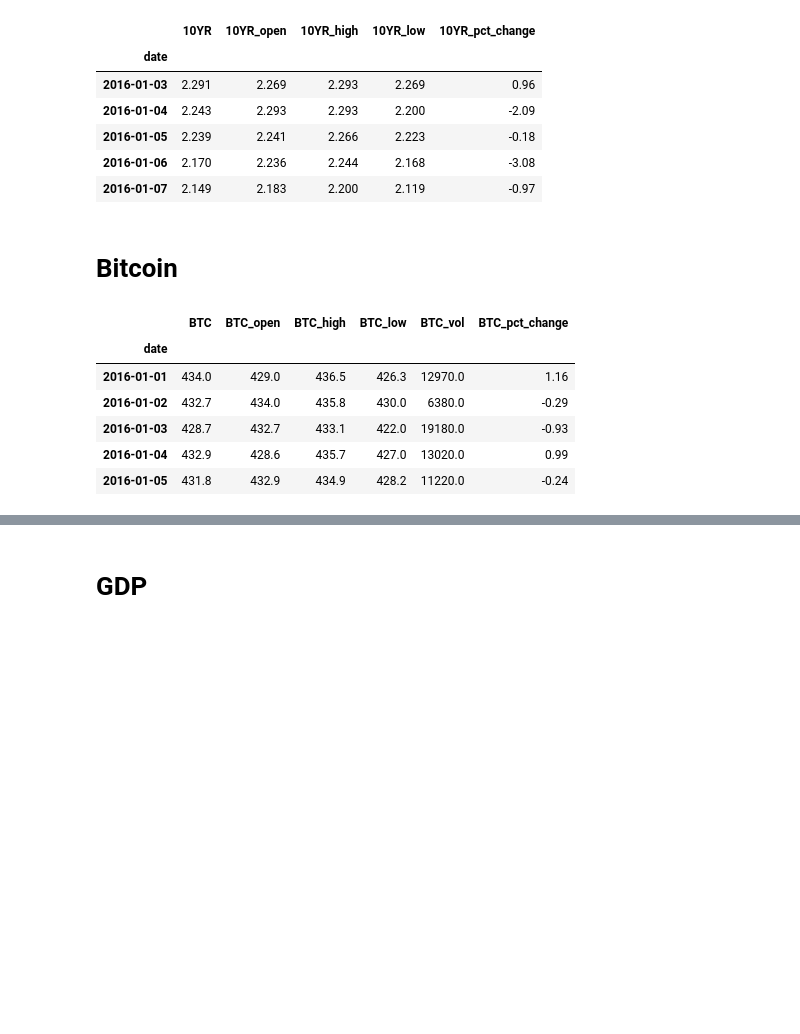
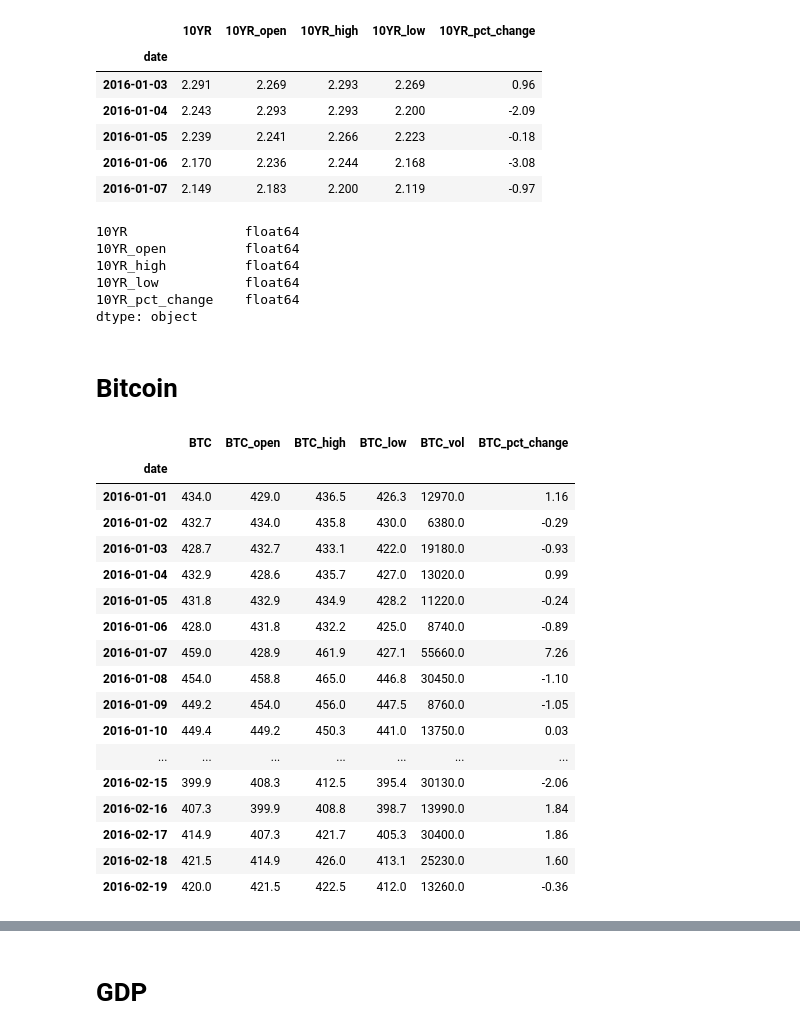
Before and after one commit to HendersonRichardK/Project2, a Jupyter notebook: combining_data.ipynb, the cells around one changed output, grey strips where cells are left out. Drawn from its saved outputs; the diff is of its cells as text; code cells hidden in the pictures; blank space fills up the shorter version.

Commit message:
Fixed data sets to confirm that all data types are a float.

```diff
--- a/combining_data.ipynb
+++ b/combining_data.ipynb
@@ -234,28 +311,51 @@ ten_df.head()
 | 2016-01-05 | 2.239 | 2.241 | 2.266 | 2.223 | -0.18 |
 | 2016-01-06 | 2.170 | 2.236 | 2.244 | 2.168 | -3.08 |
 | 2016-01-07 | 2.149 | 2.183 | 2.200 | 2.119 | -0.97 |
+# %%
+ten_df.dtypes
+# %% [output]
+10YR               float64
+10YR_open          float64
+10YR_high          float64
+10YR_low           float64
+10YR_pct_change    float64
+dtype: object
 # %% [markdown]
 # Bitcoin
 # %%
 btc_data = Path("Data/1_data_cleanup/bitcoin.csv")
 btc_df = pd.read_csv(btc_data)
 btc_df.rename(columns={'Date':'date'}, inplace=True)
 btc_df['date'] = pd.to_datetime(btc_df['date'])
 btc_df = btc_df.set_index('date')
 btc_df = btc_df.rename(columns={'Price': 'BTC', 'Change %':'BTC_pct_change', 'Vol.':'BTC_vol', 'Low':'BTC_low', 'High':'BTC_high', 'Open':'BTC_open'}).sort_values(by='date')
 btc_df = btc_df.loc["2016-01-01":"2020-06-30"]
 btc_df['BTC'] = btc_df['BTC'].str.replace(',', '').astype(float)
+btc_df['BTC_open'] = btc_df['BTC_open'].str.replace(',', '').astype(float)
+btc_df['BTC_low'] = btc_df['BTC_low'].str.replace(',', '').astype(float)
+btc_df['BTC_high'] = btc_df['BTC_high'].str.replace(',', '').astype(float)
 btc_df['BTC_pct_change'] = btc_df['BTC_pct_change'].str.replace('%', '').astype(float)
 btc_df['BTC_vol'] = btc_df['BTC_vol'].str.replace('-', '0')
 btc_df['BTC_vol'] = btc_df['BTC_vol'].str.replace('.', '')
 btc_df['BTC_vol'] = btc_df['BTC_vol'].str.replace('K', '0')
 btc_df['BTC_vol'] = btc_df['BTC_vol'].astype(float)
-btc_df.head()
+btc_df.head(50)
 # %% [output]
 |  | BTC | BTC_open | BTC_high | BTC_low | BTC_vol | BTC_pct_change |
 | date |  |  |  |  |  |  |
 | 2016-01-01 | 434.0 | 429.0 | 436.5 | 426.3 | 12970.0 | 1.16 |
 | 2016-01-02 | 432.7 | 434.0 | 435.8 | 430.0 | 6380.0 | -0.29 |
 | 2016-01-03 | 428.7 | 432.7 | 433.1 | 422.0 | 19180.0 | -0.93 |
 | 2016-01-04 | 432.9 | 428.6 | 435.7 | 427.0 | 13020.0 | 0.99 |
 | 2016-01-05 | 431.8 | 432.9 | 434.9 | 428.2 | 11220.0 | -0.24 |
+| 2016-01-06 | 428.0 | 431.8 | 432.2 | 425.0 | 8740.0 | -0.89 |
+| 2016-01-07 | 459.0 | 428.9 | 461.9 | 427.1 | 55660.0 | 7.26 |
+| 2016-01-08 | 454.0 | 458.8 | 465.0 | 446.8 | 30450.0 | -1.10 |
+| 2016-01-09 | 449.2 | 454.0 | 456.0 | 447.5 | 8760.0 | -1.05 |
+| 2016-01-10 | 449.4 | 449.2 | 450.3 | 441.0 | 13750.0 | 0.03 |
+| ... | ... | ... | ... | ... | ... | ... |
+| 2016-02-15 | 399.9 | 408.3 | 412.5 | 395.4 | 30130.0 | -2.06 |
+| 2016-02-16 | 407.3 | 399.9 | 408.8 | 398.7 | 13990.0 | 1.84 |
+| 2016-02-17 | 414.9 | 407.3 | 421.7 | 405.3 | 30400.0 | 1.86 |
+| 2016-02-18 | 421.5 | 414.9 | 426.0 | 413.1 | 25230.0 | 1.60 |
+| 2016-02-19 | 420.0 | 421.5 | 422.5 | 412.0 | 13260.0 | -0.36 |
```
Also changed, not shown: parts of 17 cells of this notebook, 1 other file.
